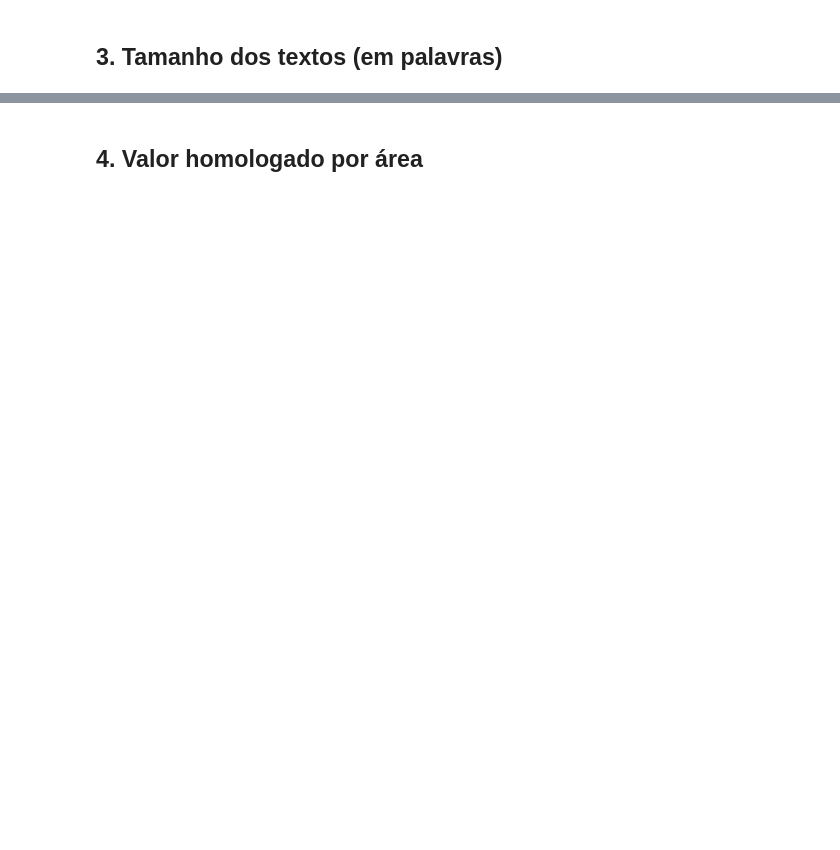
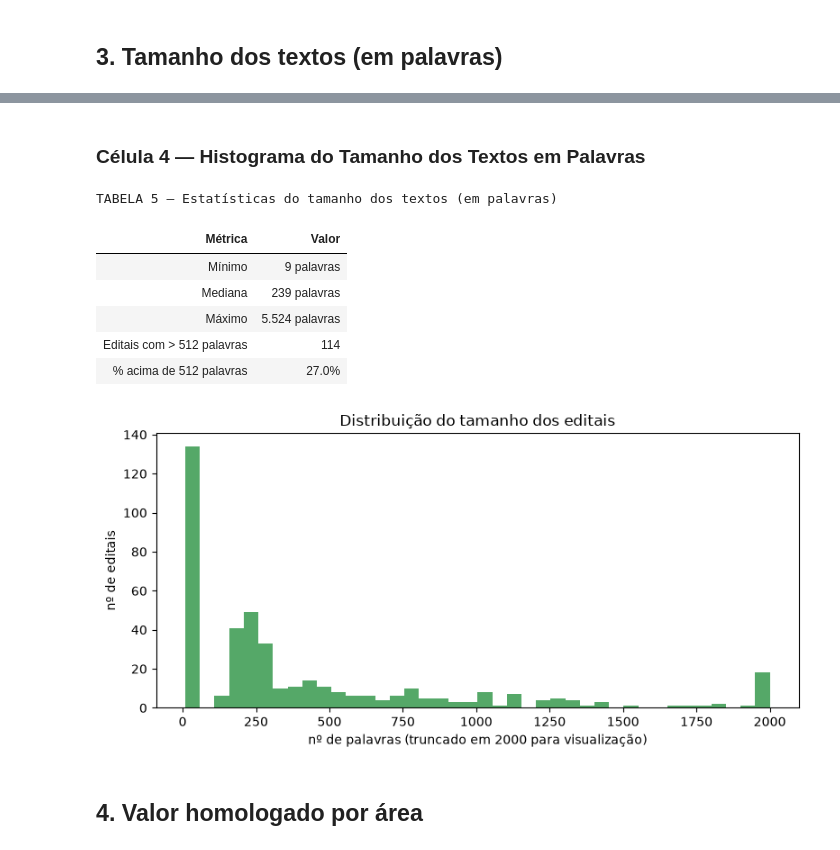
Before and after one commit to primodeckers/deep-learning-pln-project, a Jupyter notebook: notebooks/01_eda.ipynb, the cells around one changed output, grey strips where cells are left out. Cells and saved outputs as stored; diff of their text form; code cells hidden in the pictures; blank space fills up the shorter version.

```diff
--- a/notebooks/01_eda.ipynb
+++ b/notebooks/01_eda.ipynb
@@ -87,21 +268,41 @@ for campo in ("modalidade", "tipo"):
+# %% [markdown]
+### Célula 4 — Histograma do Tamanho dos Textos em Palavras
 # %%
-word_counts = [len((r.get("texto") or "").split()) for r in records]
-word_counts_sorted = sorted(word_counts)
-n = len(word_counts_sorted)
-mediana = word_counts_sorted[n // 2]
-print(f"min={min(word_counts)}  mediana={mediana}  max={max(word_counts)}")
-print(
-    f"acima de 512 palavras: {sum(1 for w in word_counts if w > 512)} editais "
-    "(truncamento BERT = 512 tokens)"
+word_counts = [len((r.get("texto") or "").split()) for r in records]  # nº de palavras em cada edital
+word_counts_sorted = sorted(word_counts)  # ordena tamanhos para calcular estatísticas
+n = len(word_counts_sorted)  # total de editais com texto contado
+mediana = word_counts_sorted[n // 2] if n else 0  # valor central da distribuição de tamanhos
+acima_512 = sum(1 for w in word_counts if w > 512)  # editais que excedem limite típico do BERT
+
+show_table(
+    "TABELA 5 — Estatísticas do tamanho dos textos (em palavras)",
+    ["Métrica", "Valor"],
+    [
+        ["Mínimo", br_num(min(word_counts) if word_counts else 0) + " palavras"],
+        ["Mediana", br_num(mediana) + " palavras"],
+        ["Máximo", br_num(max(word_counts) if word_counts else 0) + " palavras"],
+        ["Editais com > 512 palavras", br_num(acima_512)],
+        ["% acima de 512 palavras", f"{100 * acima_512 / n:.1f}%" if n else "0,0%"],
+    ],
+    ["left", "right"],
 )
 
-fig, ax = plt.subplots(figsize=(8, 4))
-ax.hist([min(w, 2000) for w in word_counts], bins=40, color="#55A868")
-ax.set_xlabel("nº de palavras (truncado em 2000)")
-ax.set_ylabel("nº de editais")
-ax.set_title("Distribuição do tamanho dos editais")
-fig.tight_layout()
-fig.savefig(FIGURES / "eda_tamanho_texto.png", dpi=120)
-plt.show()
+fig, ax = plt.subplots(figsize=(8, 4))  # nova figura para o histograma
+ax.hist([min(w, 2000) for w in word_counts], bins=40, color="#55A868")  # histograma (cap em 2000 palavras)
+ax.set_xlabel("nº de palavras (truncado em 2000 para visualização)")  # eixo X
+ax.set_ylabel("nº de editais")  # eixo Y
+ax.set_title("Distribuição do tamanho dos editais")  # título
+fig.tight_layout()  # ajusta layout
+fig.savefig(FIGURES / "eda_tamanho_texto.png", dpi=120)  # salva PNG
+plt.show()  # mostra histograma
+# %% [output]
+TABELA 5 — Estatísticas do tamanho dos textos (em palavras)
+| Métrica | Valor |
+| Mínimo | 9 palavras |
+| Mediana | 239 palavras |
+| Máximo | 5.524 palavras |
+| Editais com > 512 palavras | 114 |
+| % acima de 512 palavras | 27.0% |
+[figure, added]
 # %% [markdown]
 ## 4. Valor homologado por área
```
Also changed, not shown: parts of 29 cells of this notebook, 2 other files.
